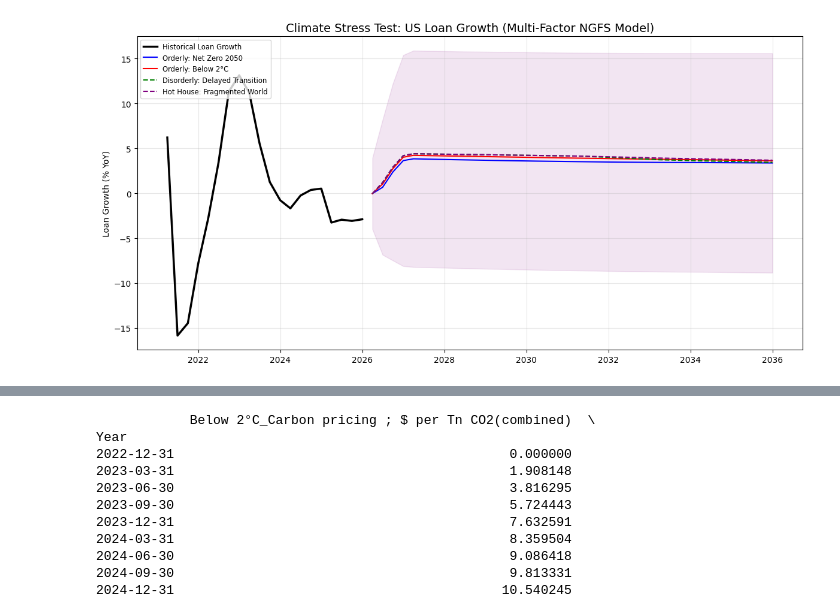
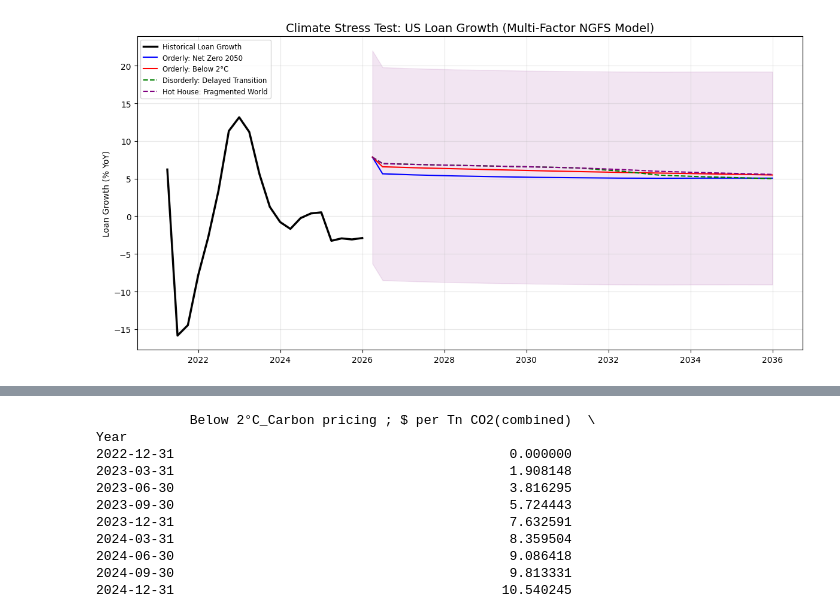
Before and after one commit to gpointd/ECON-522-Forecasting-Project, a Jupyter notebook: Climate Data/Model_with_new_specs.ipynb, the cells around one changed output, grey strips where cells are left out. Cells and saved outputs as stored; diff of their text form; code cells hidden in the pictures.

```diff
--- a/Climate Data/Model_with_new_specs.ipynb
+++ b/Climate Data/Model_with_new_specs.ipynb
@@ -72,8 +72,8 @@ X = df_train[['Unemployment_Lag1', 'GDP_Lag1','COVID_Dummy']] # removed Rates_la
 model = ARIMA(
     y,
     exog=X,
-    order=(0, 1, 1),
-    seasonal_order=(0, 0, 1, 4)
+    order=(0, 0, 0),
+    seasonal_order=(0, 0, 0, 4)
 )
 
 model_fit = model.fit()
@@ -186,32 +186,32 @@ linestyles = {
 
 for key in results:
     plt.plot(
         forecast_dates,
         results[key].predicted_mean,
         label=scenarios[key],
         color=colors[key],
         linestyle=linestyles[key]
     )
 
 # Confidence interval (worst case)
 conf = results["Net Zero 2050"].conf_int()
 plt.fill_between(
     forecast_dates,
     conf.iloc[:, 0],
     conf.iloc[:, 1],
     color='purple',
     alpha=0.1
 )
 
 plt.title('Climate Stress Test: US Loan Growth (Multi-Factor NGFS Model)', fontsize=14)
 plt.ylabel('Loan Growth (% YoY)')
 plt.legend(loc='upper left', fontsize='small')
 plt.grid(True, alpha=0.3)
 plt.tight_layout()
 plt.show()
 
 ## Results
 print("Model Summary:\n", model_fit.summary())
 # %% [output]
-[figure, old version]
+[figure, new version]
 Model Summary:
```
Also changed, not shown: parts of 1 cell of this notebook, 2 other files.
